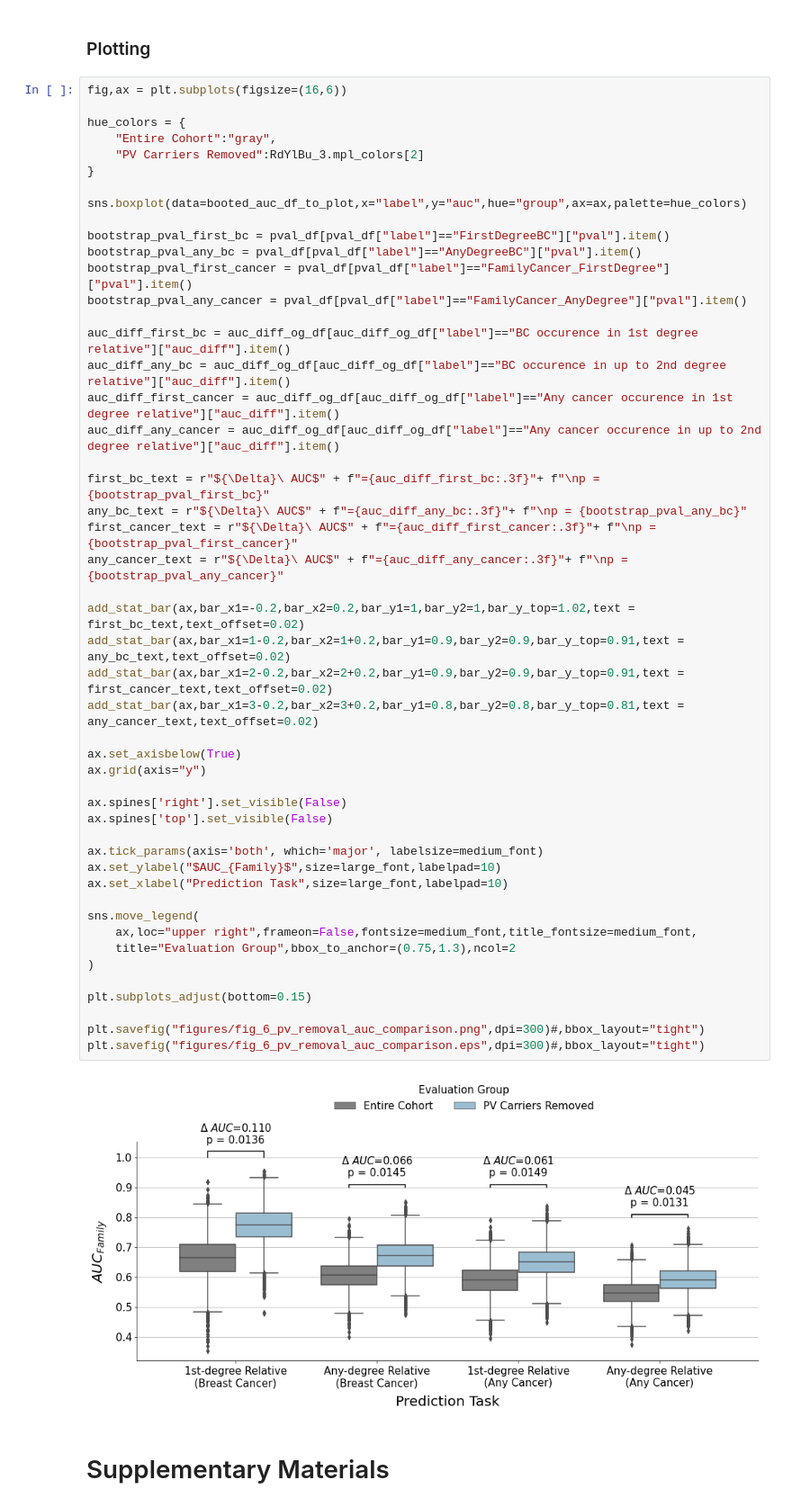
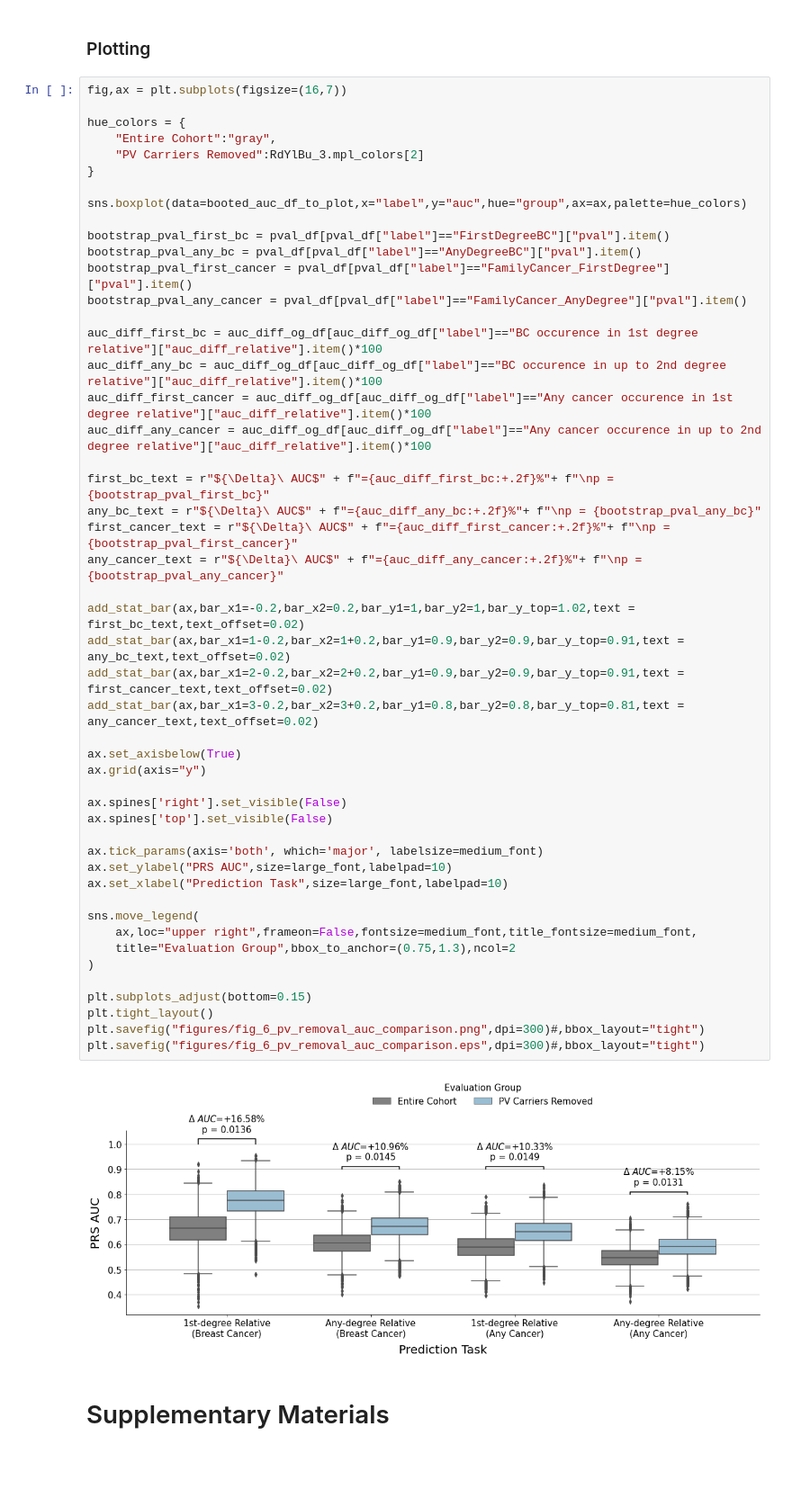
Before and after one commit to hoyinchu/MID_lpWGS_Breast_Cancer, a Jupyter notebook: MainFiguresNotebook.ipynb, the cells around one changed output. Shown at 90% size. Drawn from its saved outputs; the diff is of its cells as text; blank space fills up the shorter version.

Commit message:
updated figure 6

```diff
--- a/MainFiguresNotebook.ipynb
+++ b/MainFiguresNotebook.ipynb
@@ -1450,7 +1450,7 @@ auc_diff_og_df.to_csv("data/outputs/prs_auc_diff_when_PV_removed.tsv",index=Fals
 # %% [markdown]
 ### Plotting
 # %%
-fig,ax = plt.subplots(figsize=(16,6))
+fig,ax = plt.subplots(figsize=(16,7))
 
 hue_colors = {
     "Entire Cohort":"gray",
@@ -1462,44 +1462,44 @@ sns.boxplot(data=booted_auc_df_to_plot,x="label",y="auc",hue="group",ax=ax,palet
 bootstrap_pval_first_bc = pval_df[pval_df["label"]=="FirstDegreeBC"]["pval"].item()
 bootstrap_pval_any_bc = pval_df[pval_df["label"]=="AnyDegreeBC"]["pval"].item()
 bootstrap_pval_first_cancer = pval_df[pval_df["label"]=="FamilyCancer_FirstDegree"]["pval"].item()
 bootstrap_pval_any_cancer = pval_df[pval_df["label"]=="FamilyCancer_AnyDegree"]["pval"].item()
 
-auc_diff_first_bc = auc_diff_og_df[auc_diff_og_df["label"]=="BC occurence in 1st degree relative"]["auc_diff"].item()
-auc_diff_any_bc = auc_diff_og_df[auc_diff_og_df["label"]=="BC occurence in up to 2nd degree relative"]["auc_diff"].item()
-auc_diff_first_cancer = auc_diff_og_df[auc_diff_og_df["label"]=="Any cancer occurence in 1st degree relative"]["auc_diff"].item()
-auc_diff_any_cancer = auc_diff_og_df[auc_diff_og_df["label"]=="Any cancer occurence in up to 2nd degree relative"]["auc_diff"].item()
+auc_diff_first_bc = auc_diff_og_df[auc_diff_og_df["label"]=="BC occurence in 1st degree relative"]["auc_diff_relative"].item()*100
+auc_diff_any_bc = auc_diff_og_df[auc_diff_og_df["label"]=="BC occurence in up to 2nd degree relative"]["auc_diff_relative"].item()*100
+auc_diff_first_cancer = auc_diff_og_df[auc_diff_og_df["label"]=="Any cancer occurence in 1st degree relative"]["auc_diff_relative"].item()*100
+auc_diff_any_cancer = auc_diff_og_df[auc_diff_og_df["label"]=="Any cancer occurence in up to 2nd degree relative"]["auc_diff_relative"].item()*100
 
-first_bc_text = r"${\Delta}\ AUC$" + f"={auc_diff_first_bc:.3f}"+ f"\np = {bootstrap_pval_first_bc}"
-any_bc_text = r"${\Delta}\ AUC$" + f"={auc_diff_any_bc:.3f}"+ f"\np = {bootstrap_pval_any_bc}"
-first_cancer_text = r"${\Delta}\ AUC$" + f"={auc_diff_first_cancer:.3f}"+ f"\np = {bootstrap_pval_first_cancer}"
-any_cancer_text = r"${\Delta}\ AUC$" + f"={auc_diff_any_cancer:.3f}"+ f"\np = {bootstrap_pval_any_cancer}"
+first_bc_text = r"${\Delta}\ AUC$" + f"={auc_diff_first_bc:+.2f}%"+ f"\np = {bootstrap_pval_first_bc}"
+any_bc_text = r"${\Delta}\ AUC$" + f"={auc_diff_any_bc:+.2f}%"+ f"\np = {bootstrap_pval_any_bc}"
+first_cancer_text = r"${\Delta}\ AUC$" + f"={auc_diff_first_cancer:+.2f}%"+ f"\np = {bootstrap_pval_first_cancer}"
+any_cancer_text = r"${\Delta}\ AUC$" + f"={auc_diff_any_cancer:+.2f}%"+ f"\np = {bootstrap_pval_any_cancer}"
 
 add_stat_bar(ax,bar_x1=-0.2,bar_x2=0.2,bar_y1=1,bar_y2=1,bar_y_top=1.02,text = first_bc_text,text_offset=0.02)
 add_stat_bar(ax,bar_x1=1-0.2,bar_x2=1+0.2,bar_y1=0.9,bar_y2=0.9,bar_y_top=0.91,text = any_bc_text,text_offset=0.02)
 add_stat_bar(ax,bar_x1=2-0.2,bar_x2=2+0.2,bar_y1=0.9,bar_y2=0.9,bar_y_top=0.91,text = first_cancer_text,text_offset=0.02)
 add_stat_bar(ax,bar_x1=3-0.2,bar_x2=3+0.2,bar_y1=0.8,bar_y2=0.8,bar_y_top=0.81,text = any_cancer_text,text_offset=0.02)
 
 ax.set_axisbelow(True)
 ax.grid(axis="y")
 
 ax.spines['right'].set_visible(False)
 ax.spines['top'].set_visible(False)
 
 ax.tick_params(axis='both', which='major', labelsize=medium_font)
-ax.set_ylabel("$AUC_{Family}$",size=large_font,labelpad=10)
+ax.set_ylabel("PRS AUC",size=large_font,labelpad=10)
 ax.set_xlabel("Prediction Task",size=large_font,labelpad=10)
 
 sns.move_legend(
     ax,loc="upper right",frameon=False,fontsize=medium_font,title_fontsize=medium_font,
     title="Evaluation Group",bbox_to_anchor=(0.75,1.3),ncol=2
 )
 
 plt.subplots_adjust(bottom=0.15)
-
+plt.tight_layout()
 plt.savefig("figures/fig_6_pv_removal_auc_comparison.png",dpi=300)#,bbox_layout="tight")
 plt.savefig("figures/fig_6_pv_removal_auc_comparison.eps",dpi=300)#,bbox_layout="tight")
 # %% [output]
-[figure, old version]
+[figure, new version]
 # %% [markdown]
 # Supplementary Materials
 # %% [markdown]
```
Also changed, not shown: 2 other files.
